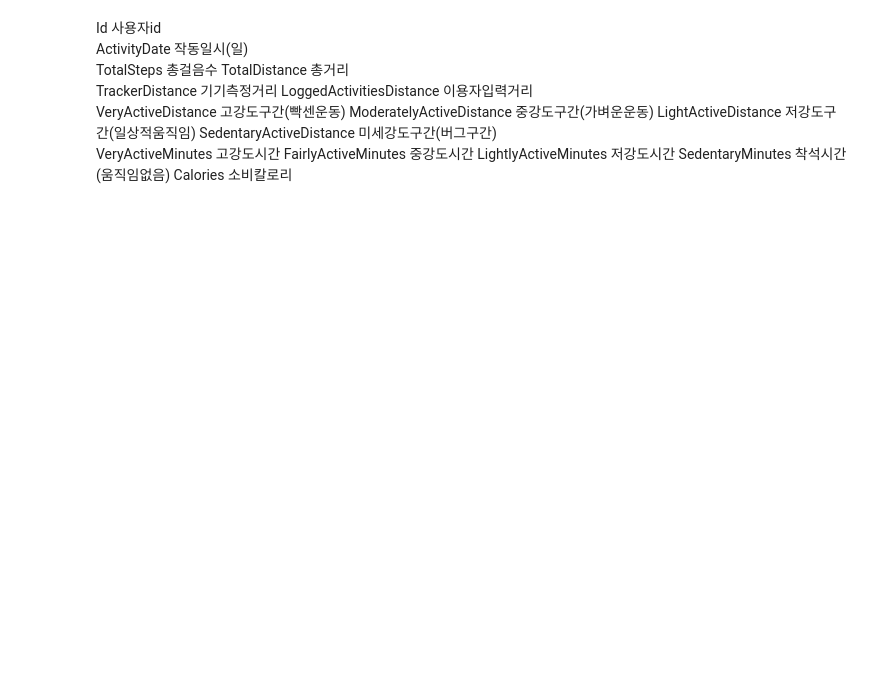
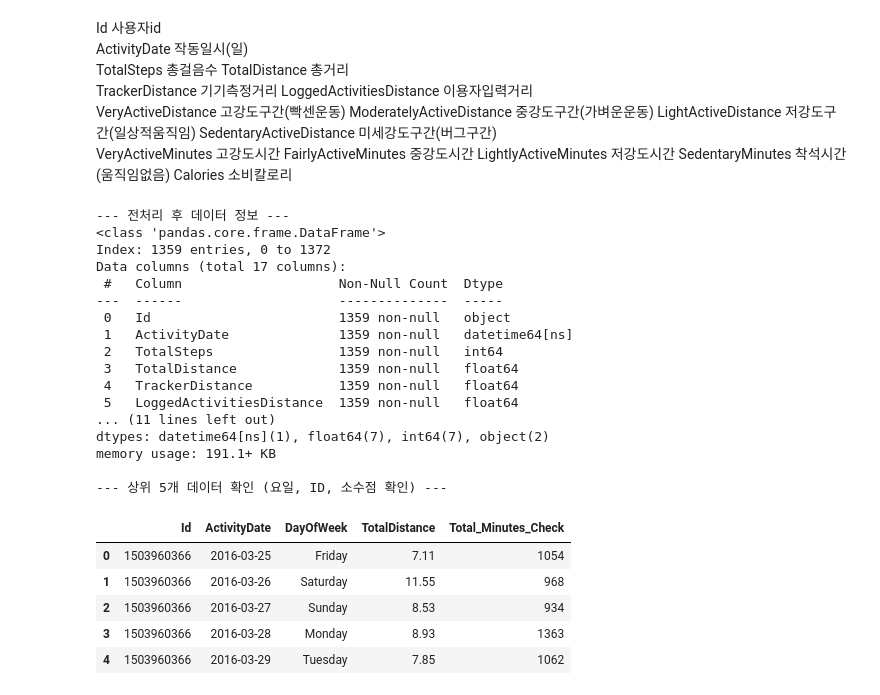
Before and after one commit to jeesy95-creator/sparta_15, a Jupyter notebook: notebooks/OHC.ipynb, the cells around one changed output. Cells and saved outputs as stored; diff of their text form; code cells hidden in the pictures; blank space fills up the shorter version.

```diff
--- a/notebooks/OHC.ipynb
+++ b/notebooks/OHC.ipynb
@@ -34,3 +38,59 @@ FairlyActiveMinutes	중강도시간
 LightlyActiveMinutes 저강도시간
 SedentaryMinutes 착석시간(움직임없음)
 Calories 소비칼로리
+# %%
+
+# 날짜 변환 (String -> Datetime)
+act_grade['ActivityDate'] = pd.to_datetime(act_grade['ActivityDate'])
+# 요일 변수 추가 (0=월요일, 6=일요일)
+act_grade['DayOfWeek'] = act_grade['ActivityDate'].dt.day_name()
+
+# 명목형 변수 변환 (Int -> String)
+# 이유: 'Id'는 숫자지만 더하거나 평균을 내는 게 의미 없음. 실수로 계산되지 않도록 문자열(str)로 바꿔줌
+act_grade['Id'] = act_grade['Id'].astype(str)
+
+# 숫자 단위 통일 및 정리 (Rounding)
+# 이유: Distance 관련 컬럼들이 소수점 13자리까지 있어서 보기 힘듦. 소수점 2자리로 축약
+dist_cols = ['TotalDistance', 'TrackerDistance', 'VeryActiveDistance',
+             'ModeratelyActiveDistance', 'LightActiveDistance', 'SedentaryActiveDistance']
+act_grade[dist_cols] = act_grade[dist_cols].round(2)
+
+# 논리적 이상치 처리 (Data Consistency)
+# 이유: 하루는 24시간(1440분)인데, 다 더해서 1440분이 넘는 데이터는 '오류'. 1440분 초과 데이터를 제거
+act_grade['Total_Minutes_Check'] = (act_grade['VeryActiveMinutes'] +
+                              act_grade['FairlyActiveMinutes'] +
+                              act_grade['LightlyActiveMinutes'] +
+                              act_grade['SedentaryMinutes'])
+
+# 1440분 이하인 정상 데이터만 남기기
+act_clean = act_grade[act_grade['Total_Minutes_Check'] <= 1440].copy()
+
+# 결과 확인
+print("--- 전처리 후 데이터 정보 ---")
+act_clean.info()
+print("\n--- 상위 5개 데이터 확인 (요일, ID, 소수점 확인) ---")
+act_clean[['Id', 'ActivityDate', 'DayOfWeek', 'TotalDistance', 'Total_Minutes_Check']].head()
+# %% [output]
+--- 전처리 후 데이터 정보 ---
+<class 'pandas.core.frame.DataFrame'>
+Index: 1359 entries, 0 to 1372
+Data columns (total 17 columns):
+ #   Column                    Non-Null Count  Dtype
+---  ------                    --------------  -----
+ 0   Id                        1359 non-null   object
+ 1   ActivityDate              1359 non-null   datetime64[ns]
+ 2   TotalSteps                1359 non-null   int64
+ 3   TotalDistance             1359 non-null   float64
+ 4   TrackerDistance           1359 non-null   float64
+ 5   LoggedActivitiesDistance  1359 non-null   float64
+... (11 lines left out)
+dtypes: datetime64[ns](1), float64(7), int64(7), object(2)
+memory usage: 191.1+ KB
+
+--- 상위 5개 데이터 확인 (요일, ID, 소수점 확인) ---
+|  | Id | ActivityDate | DayOfWeek | TotalDistance | Total_Minutes_Check |
+| 0 | 1503960366 | 2016-03-25 | Friday | 7.11 | 1054 |
+| 1 | 1503960366 | 2016-03-26 | Saturday | 11.55 | 968 |
+| 2 | 1503960366 | 2016-03-27 | Sunday | 8.53 | 934 |
+| 3 | 1503960366 | 2016-03-28 | Monday | 8.93 | 1363 |
+| 4 | 1503960366 | 2016-03-29 | Tuesday | 7.85 | 1062 |
```
Also changed, not shown: parts of 8 cells of this notebook.
